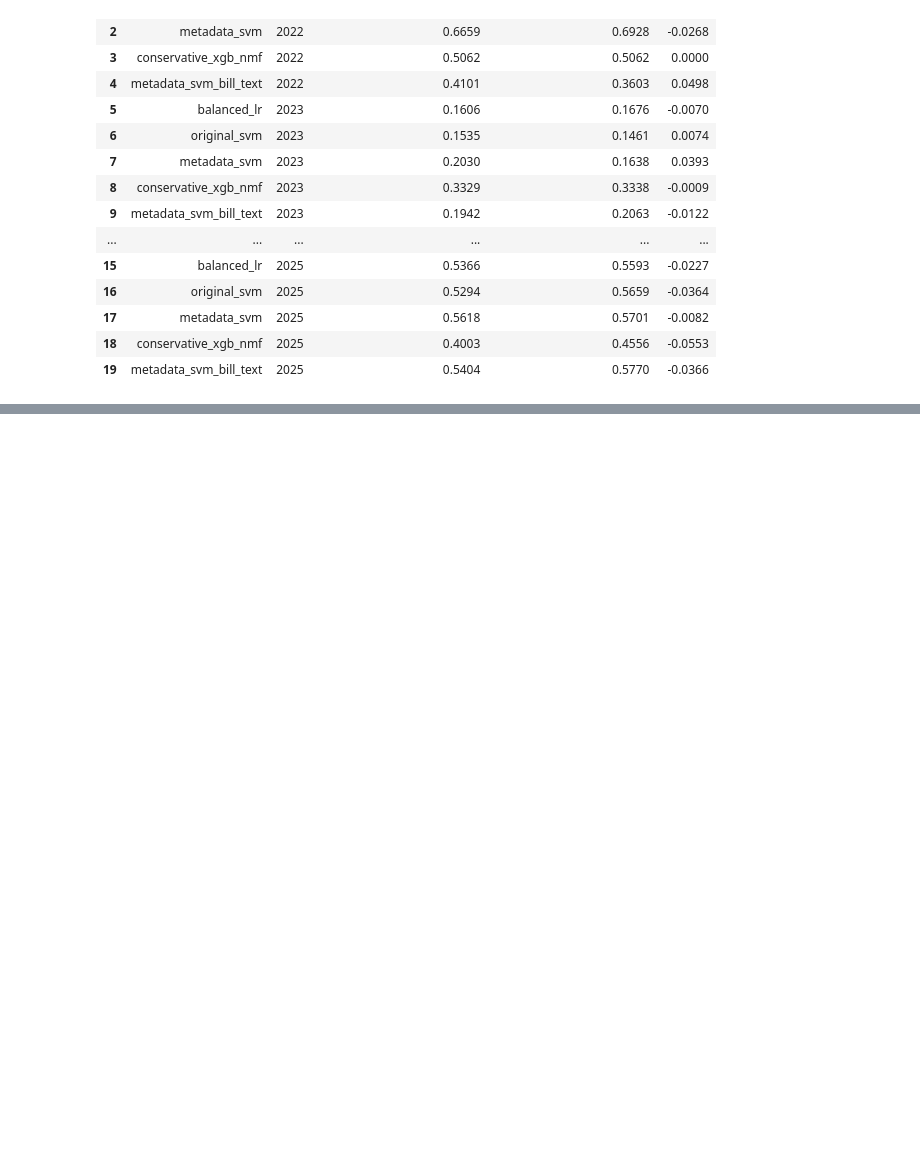
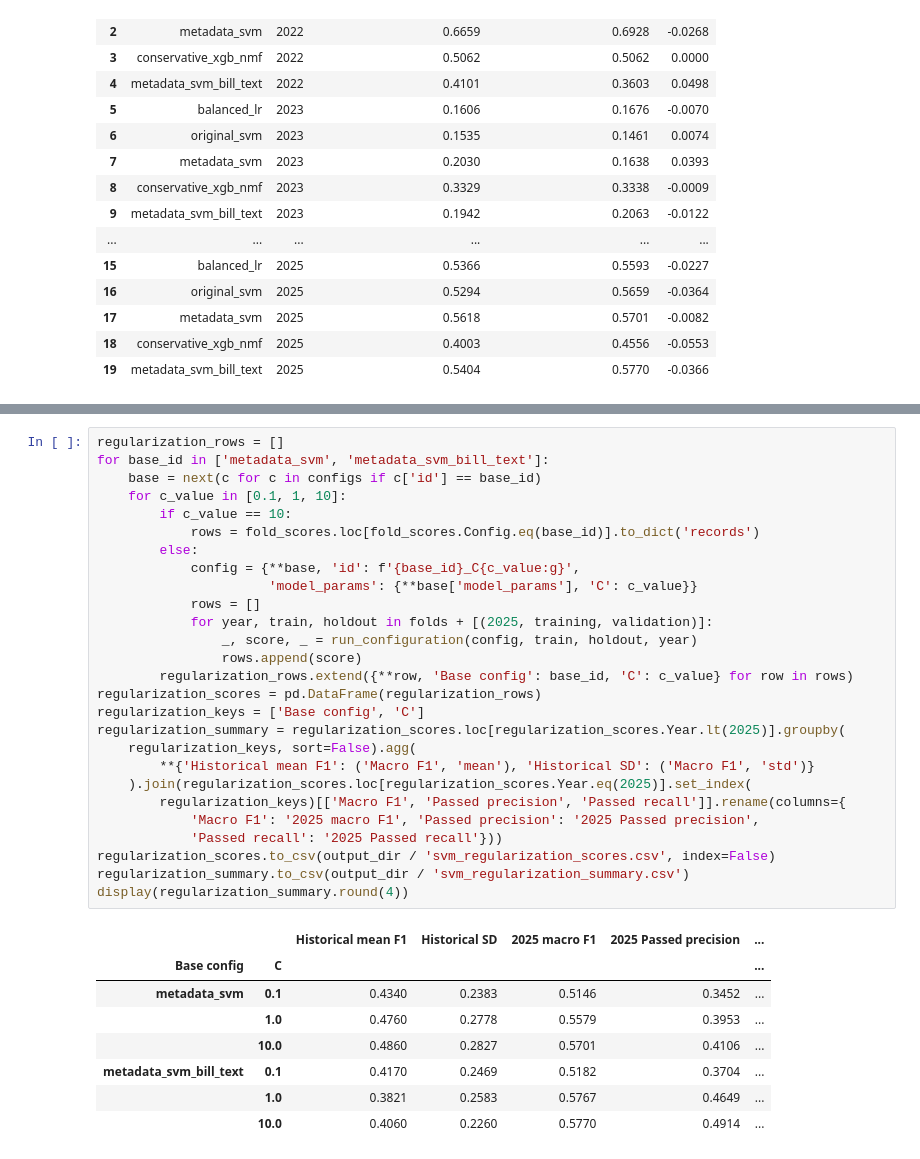
Before and after one commit to dhMontes/siads696-state-of-ai, a Jupyter notebook: notebooks/06_model_evaluation.ipynb, the cells around one changed output, grey strips where cells are left out. Drawn from its saved outputs; the diff is of its cells as text; blank space fills up the shorter version.

```diff
--- a/notebooks/06_model_evaluation.ipynb
+++ b/notebooks/06_model_evaluation.ipynb
@@ -617,3 +627,39 @@ display(paired_overlap.round(4))
+# %%
+regularization_rows = []
+for base_id in ['metadata_svm', 'metadata_svm_bill_text']:
+    base = next(c for c in configs if c['id'] == base_id)
+    for c_value in [0.1, 1, 10]:
+        if c_value == 10:
+            rows = fold_scores.loc[fold_scores.Config.eq(base_id)].to_dict('records')
+        else:
+            config = {**base, 'id': f'{base_id}_C{c_value:g}',
+                      'model_params': {**base['model_params'], 'C': c_value}}
+            rows = []
+            for year, train, holdout in folds + [(2025, training, validation)]:
+                _, score, _ = run_configuration(config, train, holdout, year)
+                rows.append(score)
+        regularization_rows.extend({**row, 'Base config': base_id, 'C': c_value} for row in rows)
+regularization_scores = pd.DataFrame(regularization_rows)
+regularization_keys = ['Base config', 'C']
+regularization_summary = regularization_scores.loc[regularization_scores.Year.lt(2025)].groupby(
+    regularization_keys, sort=False).agg(
+        **{'Historical mean F1': ('Macro F1', 'mean'), 'Historical SD': ('Macro F1', 'std')}
+    ).join(regularization_scores.loc[regularization_scores.Year.eq(2025)].set_index(
+        regularization_keys)[['Macro F1', 'Passed precision', 'Passed recall']].rename(columns={
+            'Macro F1': '2025 macro F1', 'Passed precision': '2025 Passed precision',
+            'Passed recall': '2025 Passed recall'}))
+regularization_scores.to_csv(output_dir / 'svm_regularization_scores.csv', index=False)
+regularization_summary.to_csv(output_dir / 'svm_regularization_summary.csv')
+display(regularization_summary.round(4))
+# %% [output]
+|  |  | Historical mean F1 | Historical SD | 2025 macro F1 | 2025 Passed precision | ... |
+| Base config | C |  |  |  |  | ... |
+| metadata_svm | 0.1 | 0.4340 | 0.2383 | 0.5146 | 0.3452 | ... |
+|  | 1.0 | 0.4760 | 0.2778 | 0.5579 | 0.3953 | ... |
+|  | 10.0 | 0.4860 | 0.2827 | 0.5701 | 0.4106 | ... |
+| metadata_svm_bill_text | 0.1 | 0.4170 | 0.2469 | 0.5182 | 0.3704 | ... |
+|  | 1.0 | 0.3821 | 0.2583 | 0.5767 | 0.4649 | ... |
+|  | 10.0 | 0.4060 | 0.2260 | 0.5770 | 0.4914 | ... |
 # %% [markdown]
 ## Metadata contribution and SVM interpretation
 
```
Also changed, not shown: parts of 7 cells of this notebook, 3 other files.
